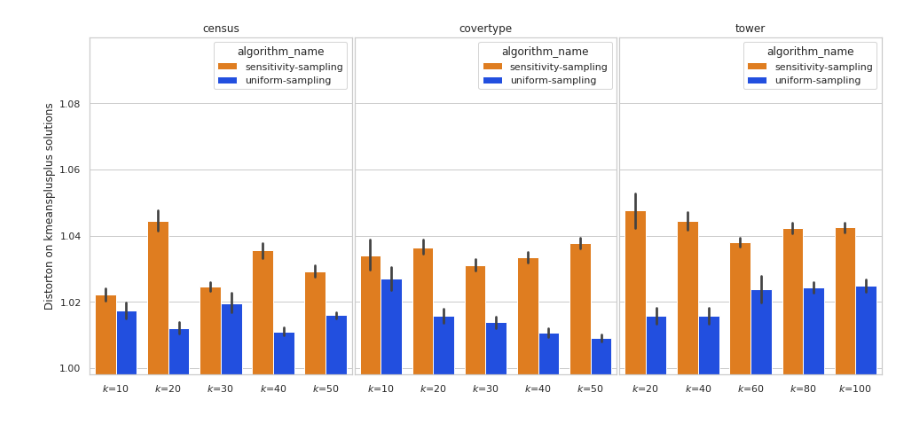
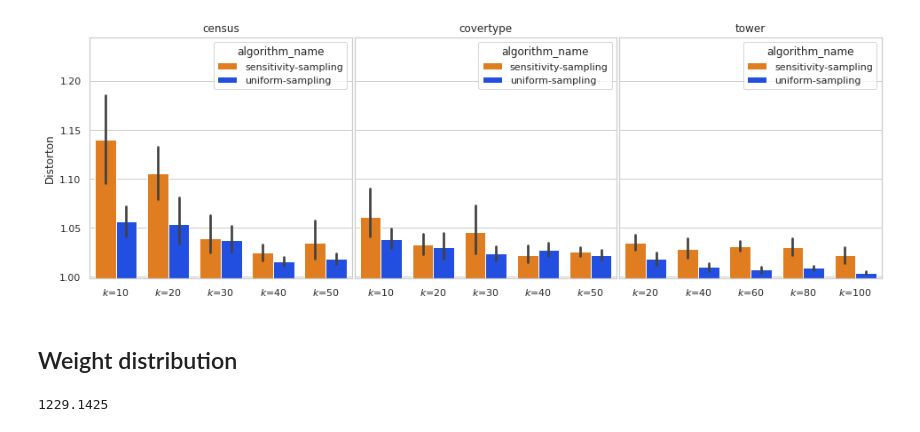
Before and after one commit to sheikhomar/yace, a Jupyter notebook: notebooks/05-results-real-world-data-sets.ipynb, the cells around one changed output. Drawn from its saved outputs; the diff is of its cells as text; code cells hidden in the pictures.

Commit message:
Updated results.

```diff
--- a/notebooks/05-results-real-world-data-sets.ipynb
+++ b/notebooks/05-results-real-world-data-sets.ipynb
@@ -39,6 +39,7 @@ def get_raw_results(file_paths):
         df_perf_data["experiment_id"] = working_dir.name
         df_perf_data["experiment_type"] = experiment_type
         df_perf_data["running_time_secs"] = duration_secs
+        df_perf_data["job_info_path"] = job_info_path
 
         for param, val in job_info.experiment_params.items():
             df_perf_data[f"{param}"] = val
@@ -58,7 +59,9 @@ data_results_dir = Path("../data/experiments-skadi/rw/")
 # %%
-job_info_paths = list(data_results_dir.glob("**/job-info.json"))
+job_info_paths = list(Path("../data/experiments-odin/rw/").glob("**/job-info.json"))
 # %%
 df_raw_results = get_raw_results(job_info_paths)
+# %%
+df_raw_results = df_raw_results[df_raw_results["solution_type"] == "kmeans++-on-coreset"].copy()
 # %%
 grouping_cols = ["data_set", "k", "algorithm_name", "coreset_size", "solution_type"]
 aggregation_spec = dict(
@@ -116,27 +101,29 @@ df_grouped["k_formatted"] = "$k$=" + df_grouped["k"].astype(str)
 # %%
 solution_types = df_raw_results["solution_type"].unique()
 data_sets = np.sort(df_raw_results["data_set"].unique())
 n_rows = len(solution_types)
 n_cols = len(data_sets)
-fig, axes = plt.subplots(nrows=n_rows, ncols=n_cols, sharey=True, figsize=(16, 7))
+fig, axes = plt.subplots(nrows=n_rows, ncols=n_cols, sharey=True, figsize=(16, 5))
 
 for i, solution_type in enumerate(solution_types):
     for j, data_set in enumerate(data_sets):
         ax = axes[j] # axes[i,j]
         f1 = df_raw_results["solution_type"] == solution_type
         f2 = df_raw_results["data_set"] == data_set
         df_filtered = df_raw_results[f1&f2].copy()
         df_filtered.sort_values(by=["k", "algorithm_name"], inplace=True)
         sns.barplot(data=df_filtered, x="k_formatted", y="distortion", hue="algorithm_name", ax=ax, palette=algorithm_colors)
         ax.set_ylim(bottom=0.998)
         ax.set_title(f"{data_set}")
-        ax.set_ylabel(f"Distorton on {solution_type} solutions")
+        ax.set_ylabel(f"Distorton")
         ax.set_xlabel("")
         if j > 0:
             ax.set_ylabel("")
         if i == 0:
             ax.set_xlabel("")
 fig.subplots_adjust(wspace=0.01)
-#fig.savefig("distortions-real-world-v1.pdf", )
+# fig.savefig("distortions-real-world-v3.pdf", )
 # %% [output]
-[figure, old version]
+[figure, new version]
+# %% [markdown]
+## Weight distribution
@@ -142,0 +147,4 @@ fig.subplots_adjust(wspace=0.01)
+# %%
+ss_coreset_weights.mean()
+# %% [output]
+1229.1425
```
Also changed, not shown: parts of 6 cells of this notebook, 2 other files.
